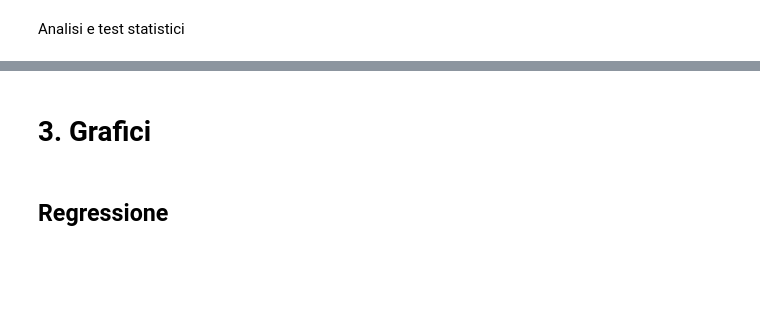
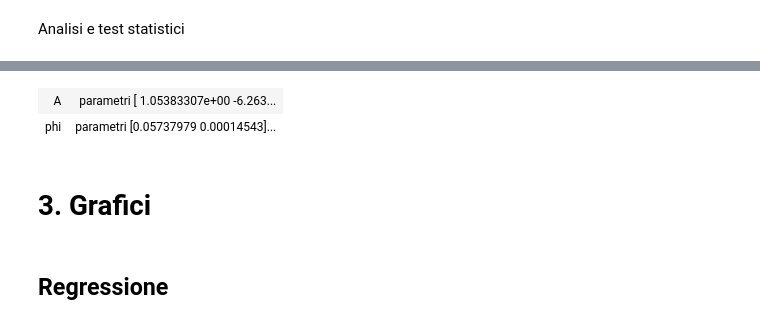
Before and after one commit to nichettg/Codici, a Jupyter notebook: 6. RC Dominio Frequenza/analisi.ipynb, the cells around one changed output, grey strips where cells are left out. Cells and saved outputs as stored; diff of their text form; code cells hidden in the pictures; blank space fills up the shorter version.

```diff
--- a/6. RC Dominio Frequenza/analisi.ipynb
+++ b/6. RC Dominio Frequenza/analisi.ipynb
@@ -28,3 +6,5 @@ ToggleButtons(description='Plot:', index=1, options=('singolo', 'confronto'), va
+# %%
+mode = 'locale'
 # %% [markdown]
 # 1. Lettura
 # %% [markdown]
@@ -54,19 +34,19 @@ for key in keys:
     data[key] = {}
     dati = let.csv_to_dict(files_input[key])
 
-    if mode == "lineare":
-        xdata = misure(dati["x"][0:8],dati["sx"][0:8])
-        ydata = misure(dati["y"][0:8],dati["sy"][0:8])
+    if mode == "locale":
+        xdata = Misura(dati["x"][0:8],dati["sx"][0:8])
+        ydata = Misura(dati["y"][0:8],dati["sy"][0:8])
     elif mode == "nonlineare":
-        xdata = misure(dati["x"],dati["sx"])
-        ydata = misure(dati["y"],dati["sy"])
+        xdata = Misura(dati["x"],dati["sx"])
+        ydata = Misura(dati["y"],dati["sy"])
 
     data[key]['x'] = xdata
     data[key]['y'] = ydata
 # %% [markdown]
 # 2. Analisi
 # %%
-if mode == "lineare":
+if mode == "locale":
     def modello(par, x):
         return par[0] + par[1]*x
 
@@ -112,6 +101,8 @@ Analisi e test statistici
 analisi = {}
 residui = {}
 chi_quadri = {}
+
+risultati_fit = {}
 
 for key in keys:
 
@@ -164,3 +155,7 @@ for key in keys:
     let.inizializza_output(file_output3)
     chi = an.residui(xdata, ydata, anal.val, modello, file_output3, titolo)
     chi_quadri[key] = chi
+
+    print(f"###### {key} ######")
+    print(RisultatiFit(anal,res,chi))
+    risultati_fit[key] = let.ris_fit_to_dict(RisultatiFit(anal,res,chi))
@@ -167,3 +180,9 @@ for key in keys:
+# %%
+gf.display_dizionario(risultati_fit)
+let.esporta_pickle(risultati_fit, filename = f"{mode}.pkl")
+# %% [output]
+| A | parametri [ 1.05383307e+00 -6.263... |
+| phi | parametri [0.05737979 0.00014543]... |
 # %% [markdown]
 # 3. Grafici
 # %% [markdown]
```
Also changed, not shown: parts of 8 cells of this notebook, 54 other files.
